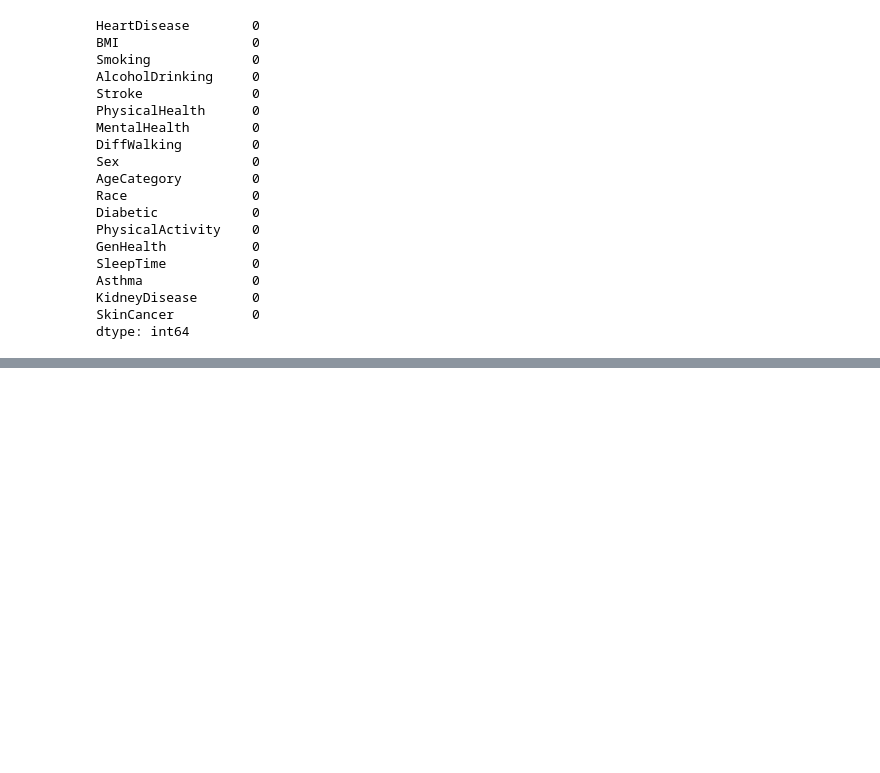
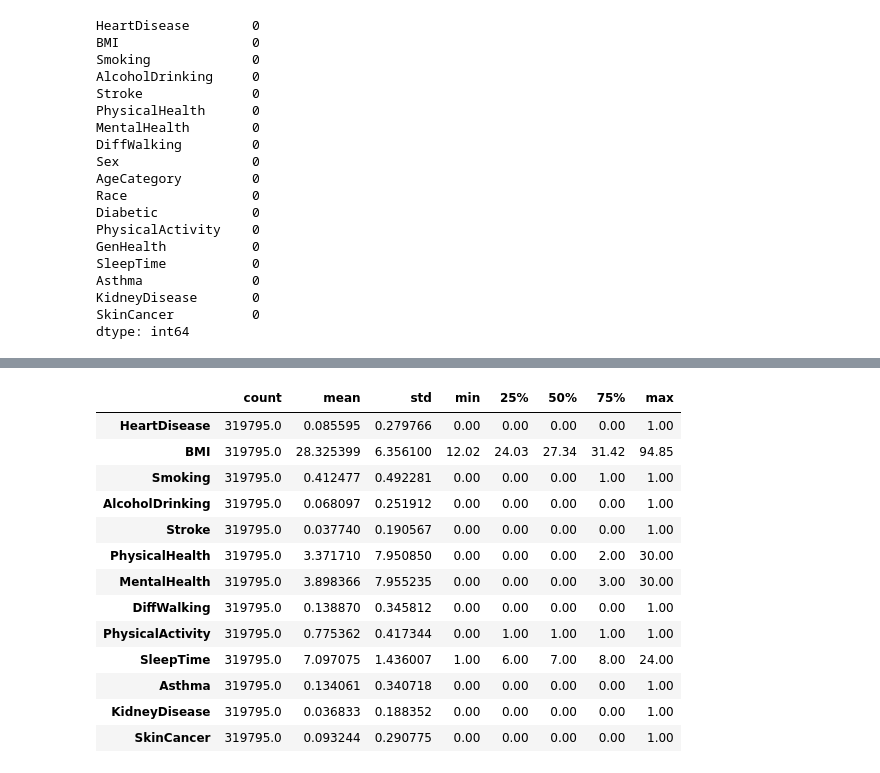
Before and after one commit to SamRB-dev/KaggleProjects, a Jupyter notebook: heart-disease-classification-random-forest.ipynb, the cells around one changed output, grey strips where cells are left out. Cells and saved outputs as stored; diff of their text form; code cells hidden in the pictures; blank space fills up the shorter version.

```diff
--- a/heart-disease-classification-random-forest.ipynb
+++ b/heart-disease-classification-random-forest.ipynb
@@ -115,0 +119,6 @@ dtype: int64
+# %%
+# List of calumns that contains Yes/No
+YesNoCol = ["HeartDisease","Smoking","AlcoholDrinking","Stroke","DiffWalking","PhysicalActivity","Asthma","KidneyDisease","SkinCancer"]
+for col in YesNoCol:
+    df[col] = df[col].replace(['No','Yes'],[0,1])
+df.head(10)
@@ -115,0 +137,18 @@ dtype: int64
+# %%
+# Basic stats after encoding
+df.describe().T
+# %% [output]
+|  | count | mean | std | min | 25% | 50% | 75% | max |
+| HeartDisease | 319795.0 | 0.085595 | 0.279766 | 0.00 | 0.00 | 0.00 | 0.00 | 1.00 |
+| BMI | 319795.0 | 28.325399 | 6.356100 | 12.02 | 24.03 | 27.34 | 31.42 | 94.85 |
+| Smoking | 319795.0 | 0.412477 | 0.492281 | 0.00 | 0.00 | 0.00 | 1.00 | 1.00 |
+| AlcoholDrinking | 319795.0 | 0.068097 | 0.251912 | 0.00 | 0.00 | 0.00 | 0.00 | 1.00 |
+| Stroke | 319795.0 | 0.037740 | 0.190567 | 0.00 | 0.00 | 0.00 | 0.00 | 1.00 |
+| PhysicalHealth | 319795.0 | 3.371710 | 7.950850 | 0.00 | 0.00 | 0.00 | 2.00 | 30.00 |
+| MentalHealth | 319795.0 | 3.898366 | 7.955235 | 0.00 | 0.00 | 0.00 | 3.00 | 30.00 |
+| DiffWalking | 319795.0 | 0.138870 | 0.345812 | 0.00 | 0.00 | 0.00 | 0.00 | 1.00 |
+| PhysicalActivity | 319795.0 | 0.775362 | 0.417344 | 0.00 | 1.00 | 1.00 | 1.00 | 1.00 |
+| SleepTime | 319795.0 | 7.097075 | 1.436007 | 1.00 | 6.00 | 7.00 | 8.00 | 24.00 |
+| Asthma | 319795.0 | 0.134061 | 0.340718 | 0.00 | 0.00 | 0.00 | 0.00 | 1.00 |
+| KidneyDisease | 319795.0 | 0.036833 | 0.188352 | 0.00 | 0.00 | 0.00 | 0.00 | 1.00 |
+| SkinCancer | 319795.0 | 0.093244 | 0.290775 | 0.00 | 0.00 | 0.00 | 0.00 | 1.00 |
```
Also changed, not shown: parts of 9 cells of this notebook.
